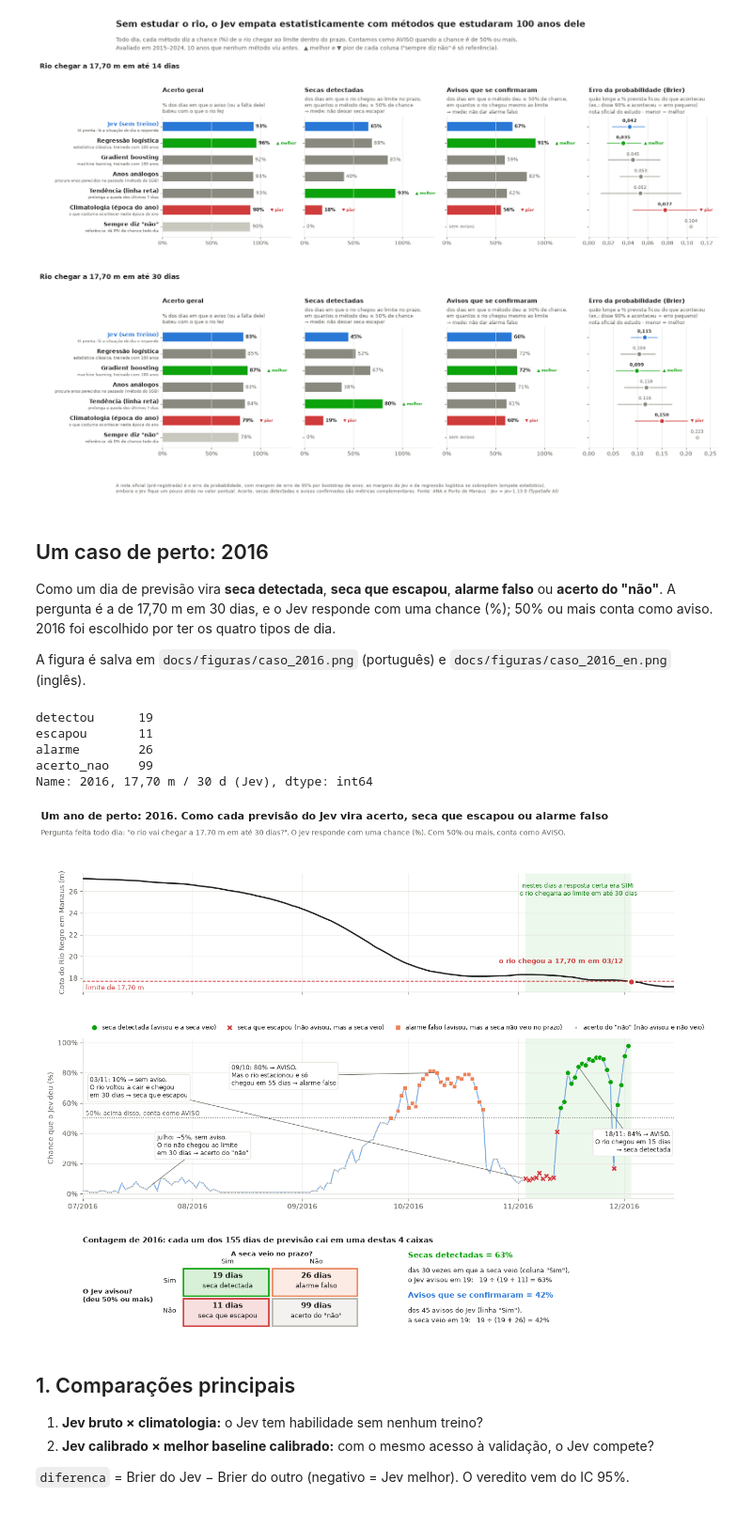
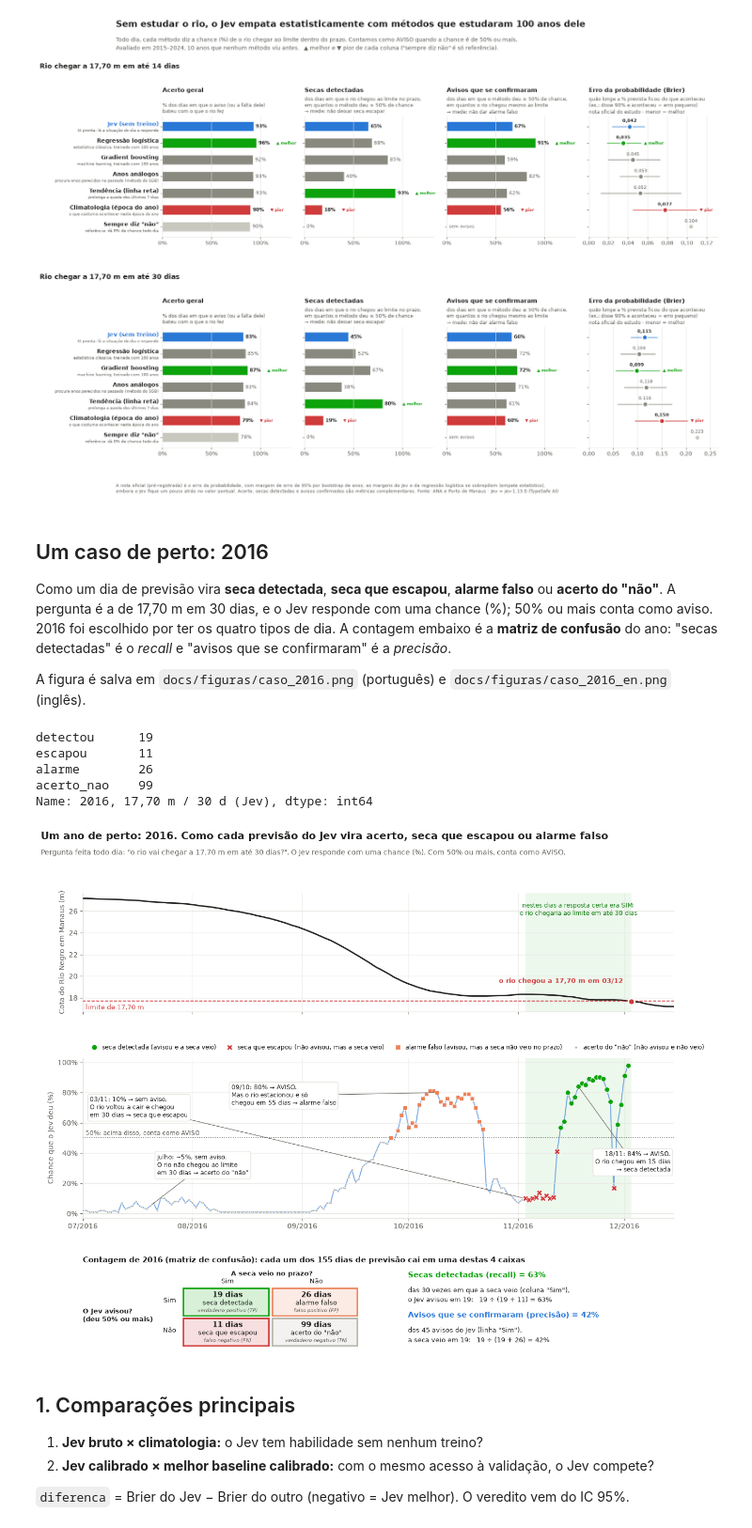
Before and after one commit to DouglasSM747/SupplyRisk, a Jupyter notebook: notebooks/02_resultados_braco_a.ipynb, the cells around one changed output. Shown at 94% size. Saved outputs shown, nothing was run; the diff lists cells and outputs as text; code cells hidden in the pictures.

Commit message:
Figura de caso 2016: termos técnicos da matriz de confusão (TP/FP/FN/TN, recall, precisão)

```diff
--- a/notebooks/02_resultados_braco_a.ipynb
+++ b/notebooks/02_resultados_braco_a.ipynb
@@ -356,7 +356,7 @@ pd.DataFrame([
 # %% [markdown]
 ## Um caso de perto: 2016
 
-Como um dia de previsão vira **seca detectada**, **seca que escapou**, **alarme falso** ou **acerto do "não"**. A pergunta é a de 17,70 m em 30 dias, e o Jev responde com uma chance (%); 50% ou mais conta como aviso. 2016 foi escolhido por ter os quatro tipos de dia.
+Como um dia de previsão vira **seca detectada**, **seca que escapou**, **alarme falso** ou **acerto do "não"**. A pergunta é a de 17,70 m em 30 dias, e o Jev responde com uma chance (%); 50% ou mais conta como aviso. 2016 foi escolhido por ter os quatro tipos de dia. A contagem embaixo é a **matriz de confusão** do ano: "secas detectadas" é o *recall* e "avisos que se confirmaram" é a *precisão*.
 
 A figura é salva em `docs/figuras/caso_2016.png` (português) e `docs/figuras/caso_2016_en.png` (inglês).
 # %%
@@ -408,16 +408,18 @@ TEXTOS_CASO = {
             ("2016-11-18", "{d}: {p:.0%} → AVISO.\nO rio chegou em {n} dias\n→ seca detectada"),
         ],
         "data_fmt": "%d/%m",
-        "resumo": "Contagem de {ano}: cada um dos {n} dias de previsão cai em uma destas 4 caixas",
+        "resumo": "Contagem de {ano} (matriz de confusão): cada um dos {n} dias de previsão cai em uma destas 4 caixas",
         "pergunta_coluna": "A seca veio no prazo?",
         "pergunta_linha": "O Jev avisou?\n(deu 50% ou mais)",
         "sim": "Sim", "nao": "Não",
         "celulas": {"detectou": "seca detectada", "alarme": "alarme falso",
                     "escapou": "seca que escapou", "acerto_nao": "acerto do \"não\""},
         "dias": "{n} dias",
-        "conta_det_titulo": "Secas detectadas = {pct:.0%}",
+        "tecnico": {"detectou": "verdadeiro positivo (TP)", "alarme": "falso positivo (FP)",
+                    "escapou": "falso negativo (FN)", "acerto_nao": "verdadeiro negativo (TN)"},
+        "conta_det_titulo": "Secas detectadas (recall) = {pct:.0%}",
         "conta_det": "das {b} vezes em que a seca veio (coluna \"Sim\"),\no Jev avisou em {a}:   {a} ÷ ({a} + {c}) = {pct:.0%}",
-        "conta_av_titulo": "Avisos que se confirmaram = {pct:.0%}",
+        "conta_av_titulo": "Avisos que se confirmaram (precisão) = {pct:.0%}",
         "conta_av": "dos {b} avisos do Jev (linha \"Sim\"),\na seca veio em {a}:   {a} ÷ ({a} + {c}) = {pct:.0%}",
         "arquivo": "../docs/figuras/caso_2016.png",
     },
@@ -440,16 +442,18 @@ TEXTOS_CASO = {
             ("2016-11-18", "{d}: {p:.0%} → WARNING.\nThe river got there\n{n} days later → drought detected"),
         ],
         "data_fmt": "%b %d",
-        "resumo": "Tally for {ano}: each of the {n} forecast days falls into one of these 4 boxes",
+        "resumo": "Tally for {ano} (confusion matrix): each of the {n} forecast days falls into one of these 4 boxes",
         "pergunta_coluna": "Did the drought come in time?",
         "pergunta_linha": "Did Jev warn?\n(gave 50% or more)",
         "sim": "Yes", "nao": "No",
         "celulas": {"detectou": "drought detected", "alarme": "false alarm",
                     "escapou": "missed drought", "acerto_nao": "correct \"no\""},
         "dias": "{n} days",
-        "conta_det_titulo": "Droughts detected = {pct:.0%}",
+        "tecnico": {"detectou": "true positive (TP)", "alarme": "false positive (FP)",
+                    "escapou": "false negative (FN)", "acerto_nao": "true negative (TN)"},
+        "conta_det_titulo": "Droughts detected (recall) = {pct:.0%}",
         "conta_det": "of the {b} times the drought came (\"Yes\" column),\nJev warned on {a}:   {a} ÷ ({a} + {c}) = {pct:.0%}",
-        "conta_av_titulo": "Warnings that came true = {pct:.0%}",
+        "conta_av_titulo": "Warnings that came true (precision) = {pct:.0%}",
         "conta_av": "of Jev's {b} warnings (\"Yes\" row),\nthe drought came on {a}:   {a} ÷ ({a} + {c}) = {pct:.0%}",
         "arquivo": "../docs/figuras/caso_2016_en.png",
     },
@@ -528,38 +532,40 @@ def figura_caso(t):
             cor = TIPOS[tipo]["cor"]
             a_box.add_patch(plt.Rectangle((x0 + k * larg, y), larg - 0.006, alt - 0.03, fc=cor, alpha=0.16, ec="none"))
             a_box.add_patch(plt.Rectangle((x0 + k * larg, y), larg - 0.006, alt - 0.03, fc="none", ec=cor, lw=2))
-            a_box.text(x0 + (k + 0.5) * larg, y + alt * 0.6, t["dias"].format(n=contagem[tipo]), ha="center",
+            a_box.text(x0 + (k + 0.5) * larg, y + alt * 0.62, t["dias"].format(n=contagem[tipo]), ha="center",
                        fontsize=11, fontweight="bold", color=TINTA)
-            a_box.text(x0 + (k + 0.5) * larg, y + alt * 0.27, t["celulas"][tipo], ha="center", fontsize=9, color=TINTA)
+            a_box.text(x0 + (k + 0.5) * larg, y + alt * 0.36, t["celulas"][tipo], ha="center", fontsize=9, color=TINTA)
+            a_box.text(x0 + (k + 0.5) * larg, y + alt * 0.12, t["tecnico"][tipo], ha="center", fontsize=7.5,
+                       color=TINTA_2, style="italic")
 
     det, esc, ala = contagem["detectou"], contagem["escapou"], contagem["alarme"]
     contas = [
         (t["conta_det_titulo"], t["conta_det"], det, det + esc, esc, TIPOS["detectou"]["cor"], 0.76),
         (t["conta_av_titulo"], t["conta_av"], det, det + ala, ala, "#2a78d6", 0.28),
     ]
     for titulo, texto, a, b, c, cor, y in contas:
         a_box.text(0.55, y + 0.08, titulo.format(pct=a / b), fontsize=11, fontweight="bold", color=cor)
         a_box.text(0.55, y - 0.02, texto.format(a=a, b=b, c=c, pct=a / b), fontsize=9.5, color=TINTA, va="top",
                    linespacing=1.4)
 
     fig.suptitle(t["titulo"], x=0.07, y=0.985, ha="left", fontsize=14.5, fontweight="bold", color=TINTA)
     fig.text(0.07, 0.945, t["subtitulo"], fontsize=10, color=TINTA_2)
     Path(t["arquivo"]).parent.mkdir(parents=True, exist_ok=True)
     fig.savefig(t["arquivo"], dpi=200, bbox_inches="tight", facecolor="white")
     return fig
 
 
 figura_caso(TEXTOS_CASO["en"])
 plt.close()
 figura_caso(TEXTOS_CASO["pt"])
 pd.Series(contagem, name=f"{ANO_CASO}, 17,70 m / 30 d (Jev)")
 # %% [output]
 detectou      19
 escapou       11
 alarme        26
 acerto_nao    99
 Name: 2016, 17,70 m / 30 d (Jev), dtype: int64
-[figure, old version]
+[figure, new version]
 # %% [markdown]
 ## 1. Comparações principais
 
```
Also changed, not shown: 2 other files.
